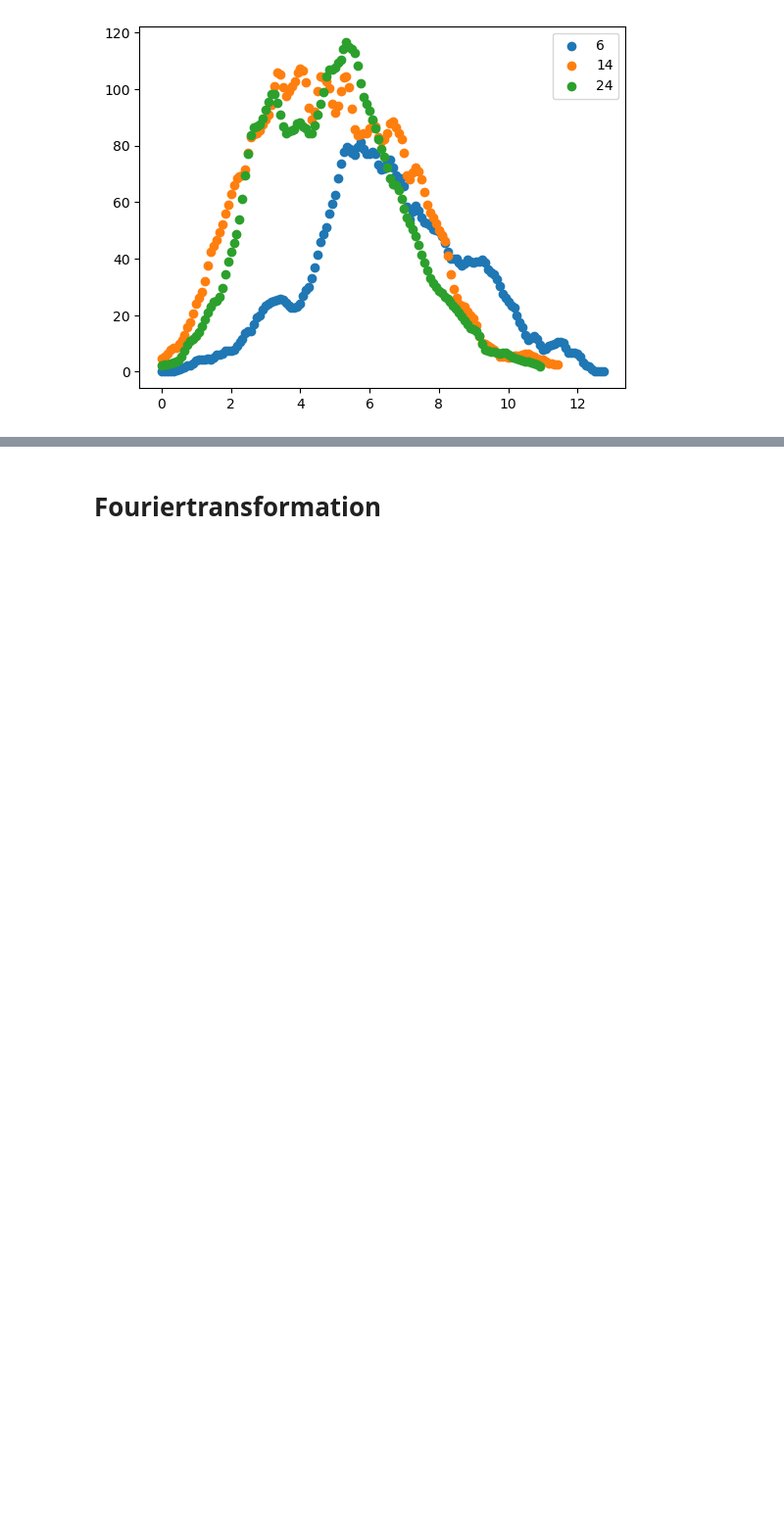
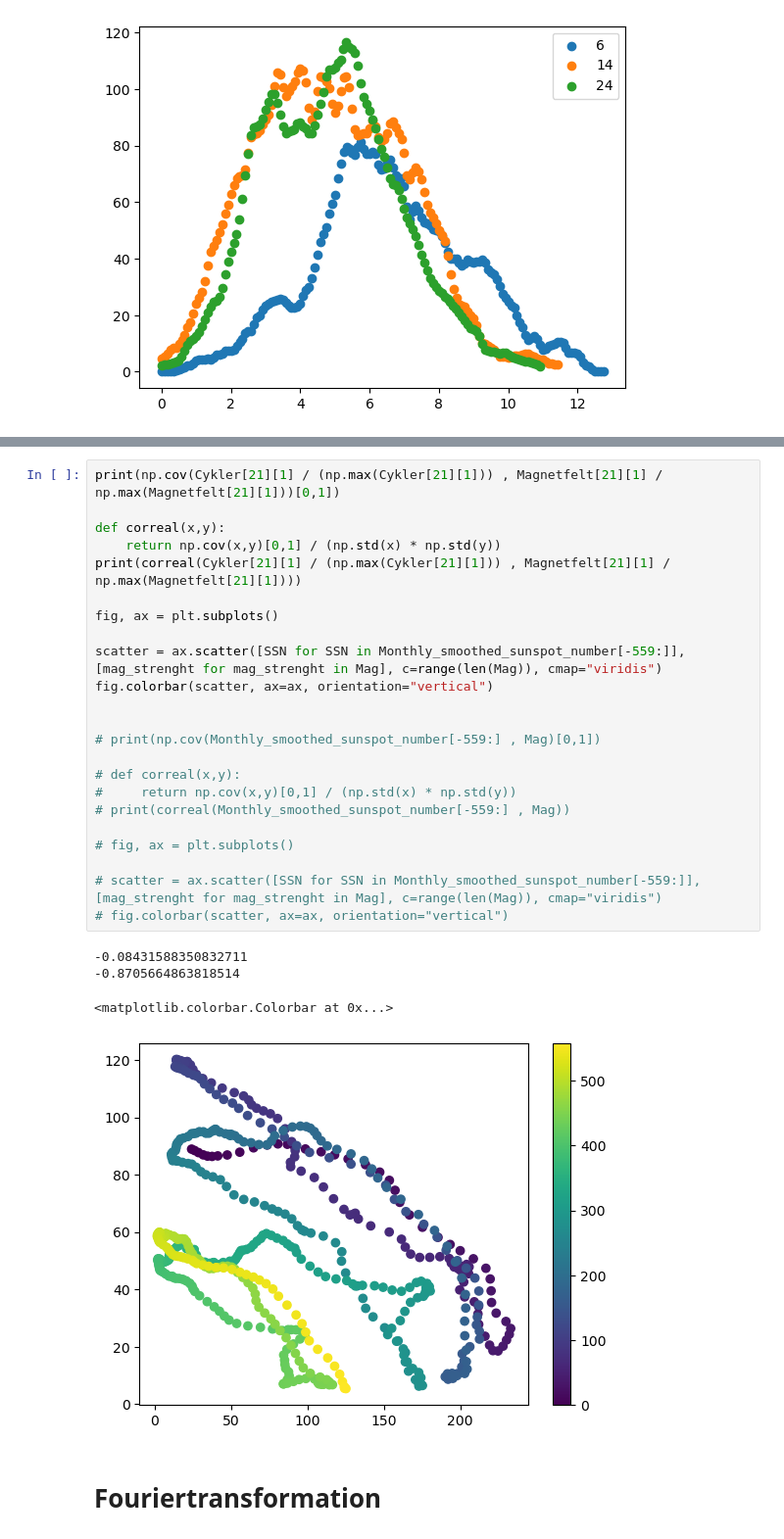
Before and after one commit to Focus9752/Solpletter_projekt, a Jupyter notebook: ok/Solpletanalyse.ipynb, the cells around one changed output, grey strips where cells are left out. Shown at 98% size. Drawn from its saved outputs; the diff is of its cells as text; blank space fills up the shorter version.

```diff
--- a/ok/Solpletanalyse.ipynb
+++ b/ok/Solpletanalyse.ipynb
@@ -232,3 +331,31 @@ plt.show()
+# %%
+print(np.cov(Cykler[21][1] / (np.max(Cykler[21][1])) , Magnetfelt[21][1] / np.max(Magnetfelt[21][1]))[0,1])
+
+def correal(x,y):
+    return np.cov(x,y)[0,1] / (np.std(x) * np.std(y))
+print(correal(Cykler[21][1] / (np.max(Cykler[21][1])) , Magnetfelt[21][1] / np.max(Magnetfelt[21][1])))
+
+fig, ax = plt.subplots()
+
+scatter = ax.scatter([SSN for SSN in Monthly_smoothed_sunspot_number[-559:]], [mag_strenght for mag_strenght in Mag], c=range(len(Mag)), cmap="viridis")
+fig.colorbar(scatter, ax=ax, orientation="vertical")
+
+
+# print(np.cov(Monthly_smoothed_sunspot_number[-559:] , Mag)[0,1])
+
+# def correal(x,y):
+#     return np.cov(x,y)[0,1] / (np.std(x) * np.std(y))
+# print(correal(Monthly_smoothed_sunspot_number[-559:] , Mag))
+
+# fig, ax = plt.subplots()
+
+# scatter = ax.scatter([SSN for SSN in Monthly_smoothed_sunspot_number[-559:]], [mag_strenght for mag_strenght in Mag], c=range(len(Mag)), cmap="viridis")
+# fig.colorbar(scatter, ax=ax, orientation="vertical")
+# %% [output]
+-0.08431588350832711
+-0.8705664863818514
+<matplotlib.colorbar.Colorbar at 0x...>
+[figure, added]
 # %% [markdown]
 # Fouriertransformation
 # %%
```
Also changed, not shown: parts of 8 cells of this notebook.
